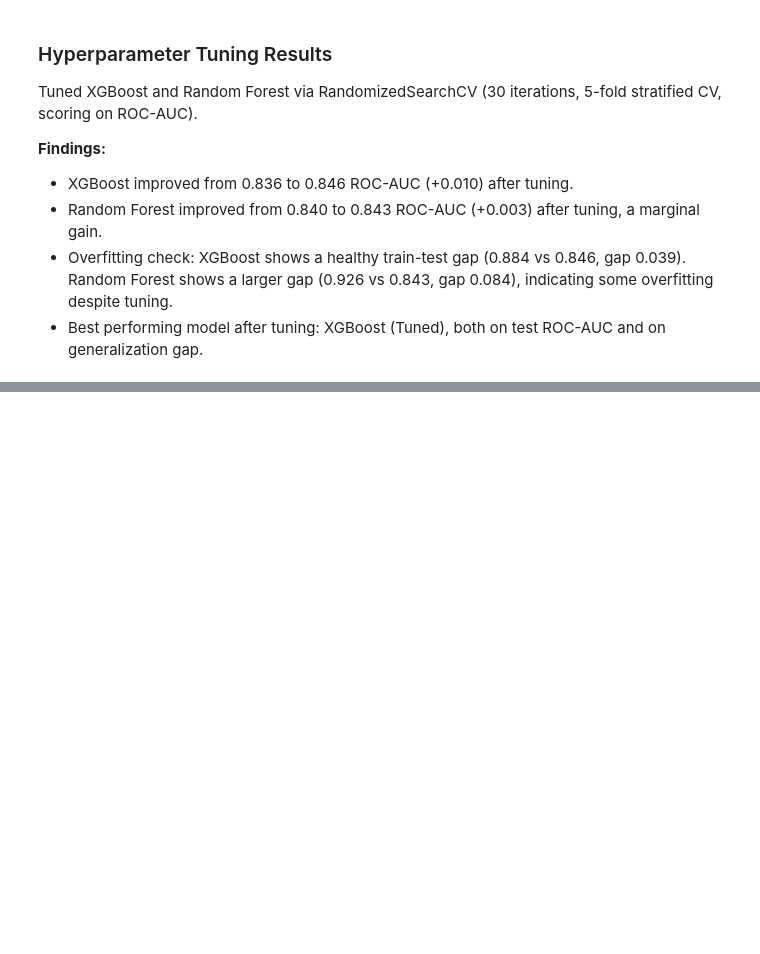
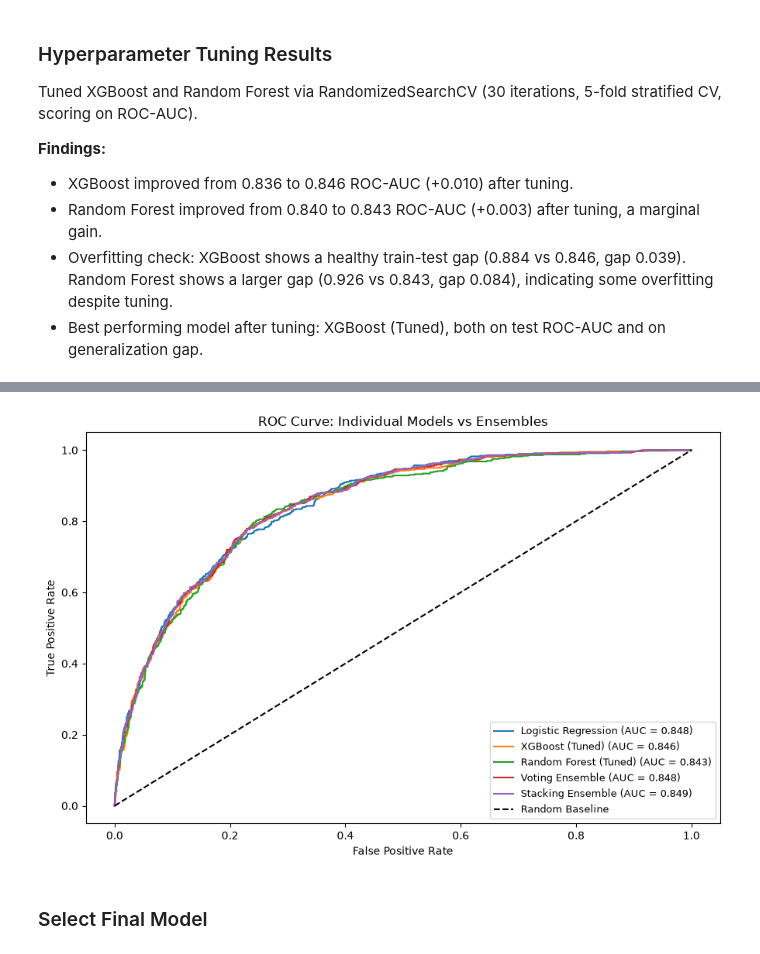
Before and after one commit to Joelcrl/customer-churn-prediction, a Jupyter notebook: notebooks/modeling.ipynb, the cells around one changed output, grey strips where cells are left out. Saved outputs shown, nothing was run; the diff lists cells and outputs as text; code cells hidden in the pictures; blank space fills up the shorter version.

Commit message:
Select Stacking Ensemble as final model based on full metric comparison

```diff
--- a/notebooks/modeling.ipynb
+++ b/notebooks/modeling.ipynb
@@ -531,0 +580,20 @@ Tuned XGBoost and Random Forest via RandomizedSearchCV (30 iterations, 5-fold st
+# %%
+from sklearn.ensemble import StackingClassifier
+
+print("Training Stacking Ensemble...")
+
+stacking_ensemble = StackingClassifier(
+    estimators=[
+        ('lr', log_reg),
+        ('xgb', xgb_tuned),
+        ('rf', rf_tuned)
+    ],
+    final_estimator=LogisticRegression(class_weight='balanced', max_iter=1000),
+    cv=5,
+    n_jobs=-1
+)
+stacking_ensemble.fit(X_train, y_train)
+
+metrics_stacking, proba_stacking = evaluate_model(
+    stacking_ensemble, X_test, y_test, 'Stacking Ensemble'
+)
@@ -531,0 +635,25 @@ Tuned XGBoost and Random Forest via RandomizedSearchCV (30 iterations, 5-fold st
+# %%
+fig, ax = plt.subplots(figsize=(9, 6))
+
+for model_name, proba in [
+    ('Logistic Regression', log_reg.predict_proba(X_test)[:, 1]),
+    ('XGBoost (Tuned)', xgb_tuned.predict_proba(X_test)[:, 1]),
+    ('Random Forest (Tuned)', rf_tuned.predict_proba(X_test)[:, 1]),
+    ('Voting Ensemble', proba_voting),
+    ('Stacking Ensemble', proba_stacking)
+]:
+    fpr, tpr, _ = roc_curve(y_test, proba)
+    auc = roc_auc_score(y_test, proba)
+    ax.plot(fpr, tpr, label=f'{model_name} (AUC = {auc:.3f})')
+
+ax.plot([0, 1], [0, 1], 'k--', label='Random Baseline')
+ax.set_xlabel('False Positive Rate')
+ax.set_ylabel('True Positive Rate')
+ax.set_title('ROC Curve: Individual Models vs Ensembles')
+ax.legend(loc='lower right', fontsize=9)
+plt.tight_layout()
+plt.show()
+# %% [output]
+[figure, added]
+# %% [markdown]
+### Select Final Model
```
Also changed, not shown: parts of 13 cells of this notebook.
